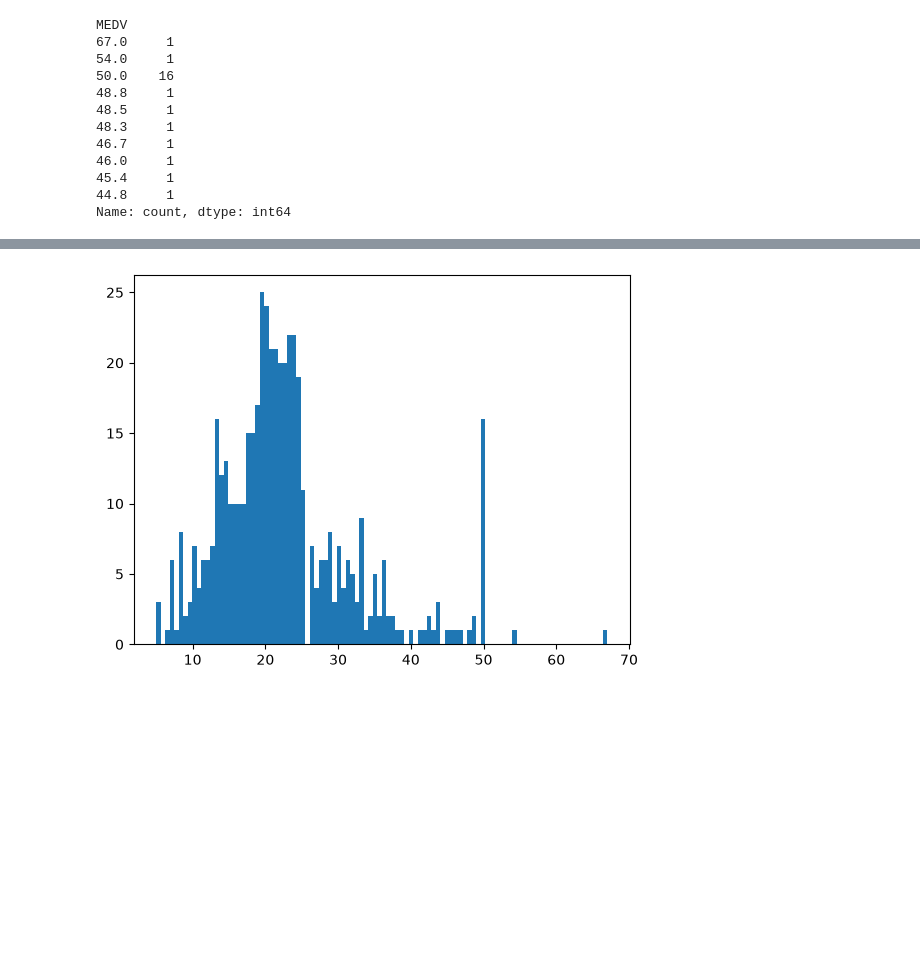
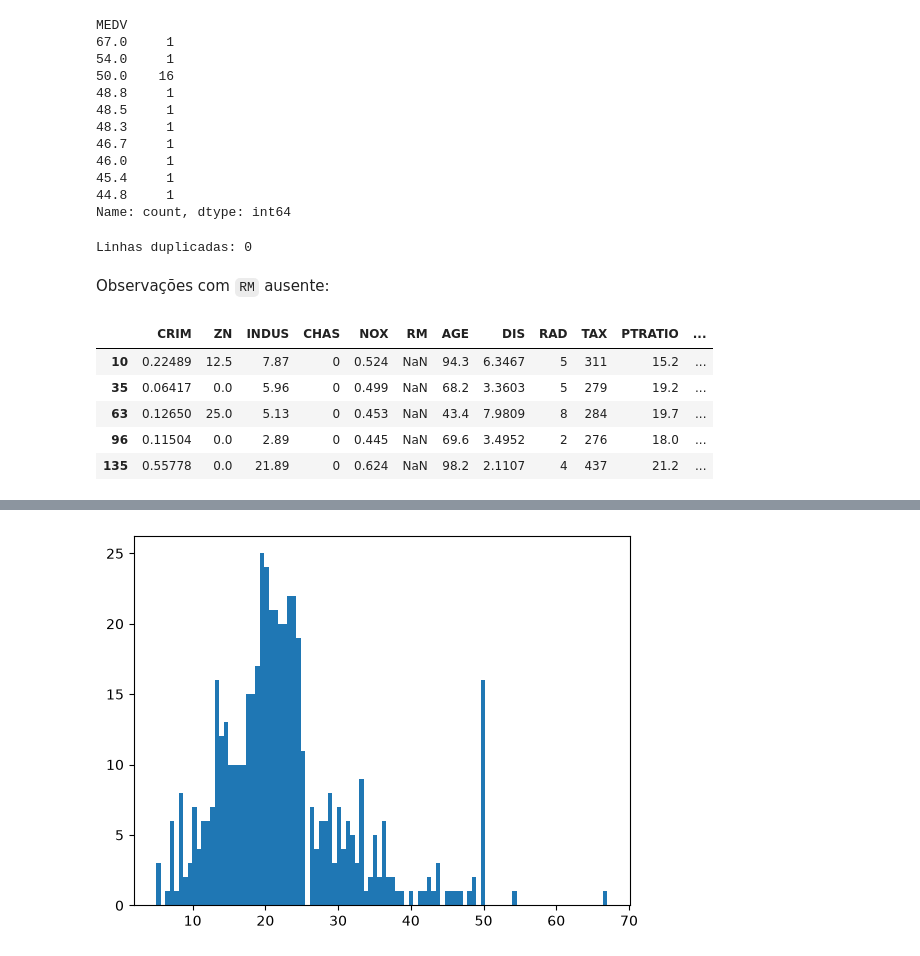
Before and after one commit to Luizeduardo1424/Boston-Housing-RLM, a Jupyter notebook: notebooks/EDA.ipynb, the cells around one changed output, grey strips where cells are left out. Drawn from its saved outputs; the diff is of its cells as text; code cells hidden in the pictures; blank space fills up the shorter version.

```diff
--- a/notebooks/EDA.ipynb
+++ b/notebooks/EDA.ipynb
@@ -278,3 +286,18 @@ MEDV
 45.4     1
 44.8     1
 Name: count, dtype: int64
+# %%
+print(f"Linhas duplicadas: {df.duplicated().sum()}")
+# %% [output]
+Linhas duplicadas: 0
+# %% [markdown]
+Observações com `RM` ausente:
+# %%
+df[df["RM"].isna()]
+# %% [output]
+|  | CRIM | ZN | INDUS | CHAS | NOX | RM | AGE | DIS | RAD | TAX | PTRATIO | ... |
+| 10 | 0.22489 | 12.5 | 7.87 | 0 | 0.524 | NaN | 94.3 | 6.3467 | 5 | 311 | 15.2 | ... |
+| 35 | 0.06417 | 0.0 | 5.96 | 0 | 0.499 | NaN | 68.2 | 3.3603 | 5 | 279 | 19.2 | ... |
+| 63 | 0.12650 | 25.0 | 5.13 | 0 | 0.453 | NaN | 43.4 | 7.9809 | 8 | 284 | 19.7 | ... |
+| 96 | 0.11504 | 0.0 | 2.89 | 0 | 0.445 | NaN | 69.6 | 3.4952 | 2 | 276 | 18.0 | ... |
+| 135 | 0.55778 | 0.0 | 21.89 | 0 | 0.624 | NaN | 98.2 | 2.1107 | 4 | 437 | 21.2 | ... |
```
Also changed, not shown: parts of 17 cells of this notebook, 1 other file.
